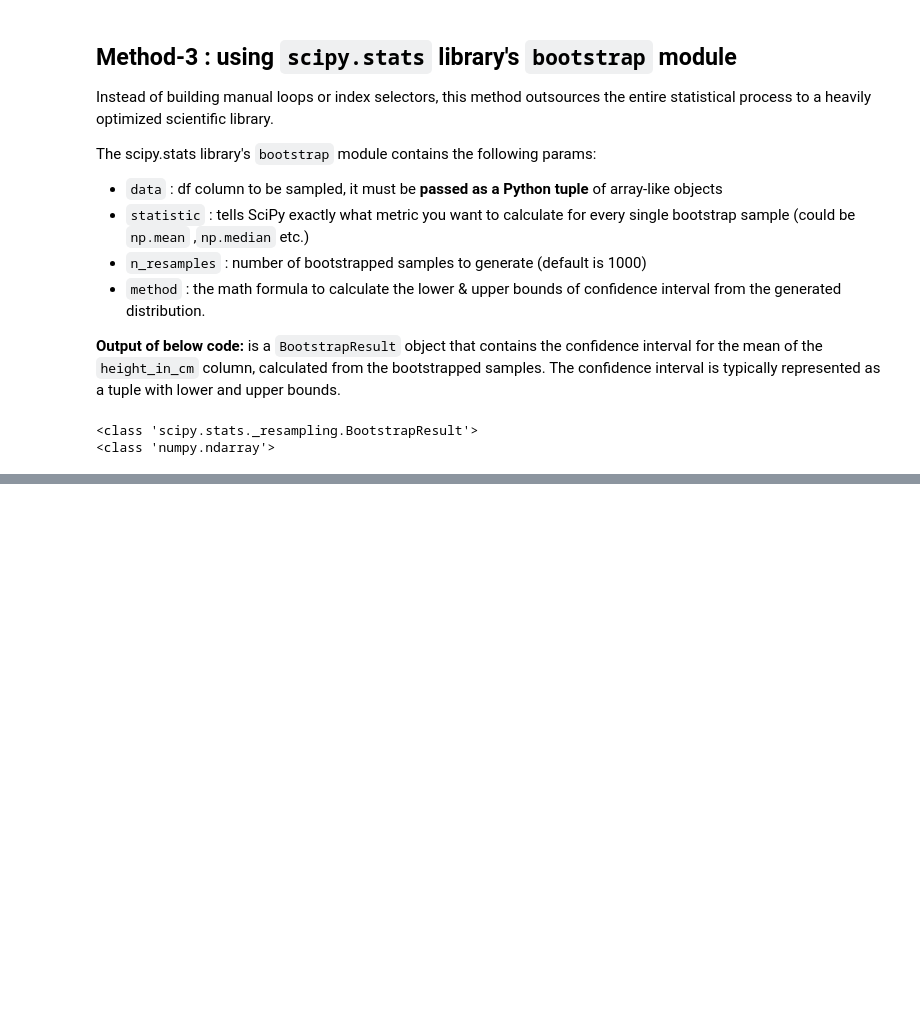
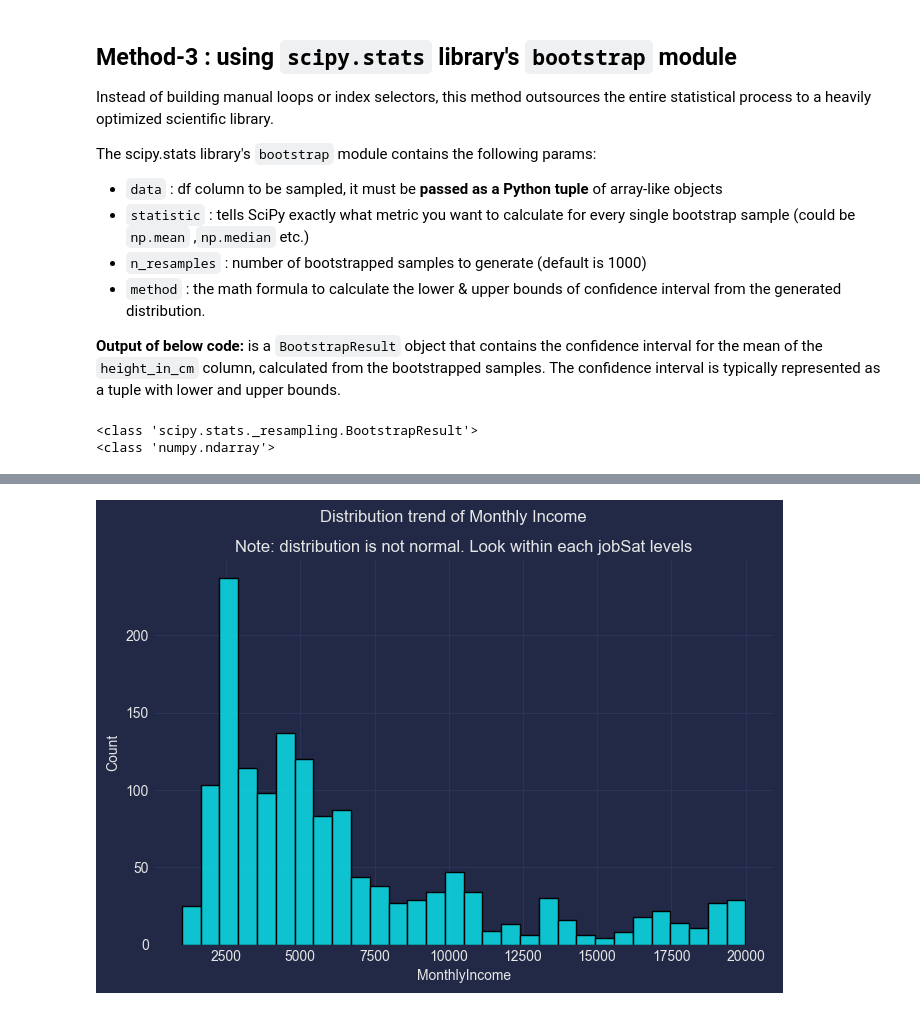
Before and after one commit to abhijeet-bhambere/python-ml-trail, a Jupyter notebook: ml_revision_1.ipynb, the cells around one changed output, grey strips where cells are left out. Drawn from its saved outputs; the diff is of its cells as text; code cells hidden in the pictures; blank space fills up the shorter version.

```diff
--- a/ml_revision_1.ipynb
+++ b/ml_revision_1.ipynb
@@ -352,3 +359,15 @@ A hypothesis test usually consists of 4 parts:
 1. **Type I Error /False positive ($\alpha$):** You reject the null hypothesis when it was actually true. (e.g., Convicting an innocent person, or concluding a drug works when it actually doesn't)
 
 2. **Type II Error / False Negative ($\beta$):** You fail to reject the null hypothesis when it was actually false. (e.g., Letting a guilty person go free, or missing a breakthrough medical treatment because your sample size was too small).
+# %%
+# loading stckoverflow datasets
+stackoverflowdf = pd.read_feather('./datasets/stack_overflow.feather')
+print(stackoverflowdf.shape)
+
+# loading the shipments dataset
+shipments_df = pd.read_feather('./datasets/late_shipments.feather')
+print(shipments_df.shape)
+
+# loading HR dataset
+ibmhr_df = pd.read_csv('./datasets/UseCase-HR-Employee-Attrition.csv')
+print(ibmhr_df.shape)
@@ -354,0 +529,9 @@ A hypothesis test usually consists of 4 parts:
+# %%
+# Distribution trend of Monthly Income
+plt.figure(figsize=(8,5))
+sns.histplot(data=ibmhr_df, x='MonthlyIncome', bins=30)
+plt.suptitle("Distribution trend of Monthly Income")
+plt.title("Note: distribution is not normal. Look within each jobSat levels")
+plt.show()
+# %% [output]
+[figure, added]
```
Also changed, not shown: parts of 31 cells of this notebook.
